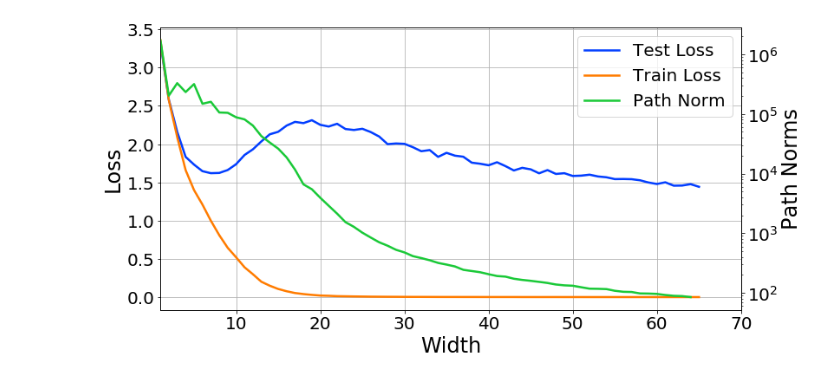
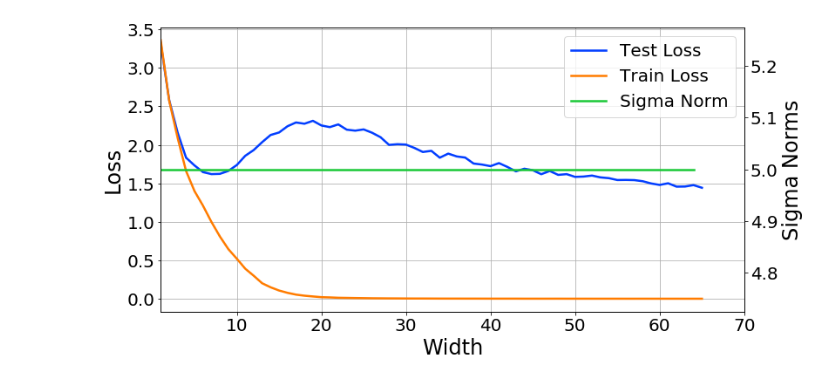
Before and after one commit to g-benton/hessian-eff-dim, a Jupyter notebook: notebooks/resnet_width_plot_with_path_norm.ipynb, the cells around one changed output. Cells and saved outputs as stored; diff of their text form; code cells hidden in the pictures.

```diff
--- a/notebooks/resnet_width_plot_with_path_norm.ipynb
+++ b/notebooks/resnet_width_plot_with_path_norm.ipynb
@@ -21,6 +21,9 @@ xaxis = plotting_dict['xaxis']
 # %%
 resnet_path_norms = torch.load("../experiments/gen-bounds/resnet_path_norms.pt")
 std_path_norm = (resnet_path_norms - resnet_path_norms.mean()).div(resnet_path_norms.std())
+
+resnet_sigma_norms = torch.load("../experiments/gen-bounds/sigma_norms_resnets.pt")
+std_sigma_norm = (resnet_sigma_norms - resnet_sigma_norms.mean()).div(resnet_sigma_norms.std())
 # %%
 std_ED = (hessian_eff_dim_list - hessian_eff_dim_list.mean())/hessian_eff_dim_list.std()
 # %%
@@ -30,35 +33,36 @@ leg_fs = 20
 lw = 2.5
 
 fig, ax = plt.subplots(figsize=(12,6))
 ax.plot(output_ordering[np.argsort(output_ordering)], output_log[np.argsort(output_ordering),4],
          label = 'Test Loss', color = cols[0], linewidth=lw)
 ax.plot(output_ordering[np.argsort(output_ordering)], output_log[np.argsort(output_ordering),2],
          label = 'Train Loss', color=cols[1], linewidth=lw)
 
 # ax.plot(resnet_path_norms, label="Path Norms", color=cols[3])
 #ax.legend()
 
 
 ax.set_xlabel('Width', fontsize=ax_fs)
 ax.set_ylabel('Loss', fontsize=ax_fs)
 ax.tick_params('both', labelsize=tick_size)
 
 ax2 = ax.twinx()
 # ax2.plot(xaxis, std_ED, label = r'$N_{eff}$(Hessian) (std)',
 #         color=cols[2], linewidth=lw)
 
-ax2.plot(resnet_path_norms, label = 'Path Norm',
+ax2.plot(resnet_sigma_norms, label = 'Sigma Norm',
         color=cols[2], linewidth=lw)
 
 
 lines, labels = ax.get_legend_handles_labels()
 lines2, labels2 = ax2.get_legend_handles_labels()
 ax2.legend(loc='upper right',handles=lines + lines2, labels=labels + labels2, fontsize=leg_fs)
-ax2.set_ylabel(r'Path Norms', fontsize=ax_fs)
+ax2.set_ylabel(r'Sigma Norms', fontsize=ax_fs)
 ax2.tick_params('y', labelsize=tick_size)
 ax.set_xlim(1, 70)
-ax2.semilogy()
+# ax2.semilogy()
 ax.grid()
-plt.savefig('./dnn_double_descent.pdf', bbox_inches='tight')
+plt.show()
+# plt.savefig('./dnn_double_descent.pdf', bbox_inches='tight')
 # %% [output]
-[figure, old version]
+[figure, new version]
```
Also changed, not shown: parts of 1 cell of this notebook, 3 other files.
